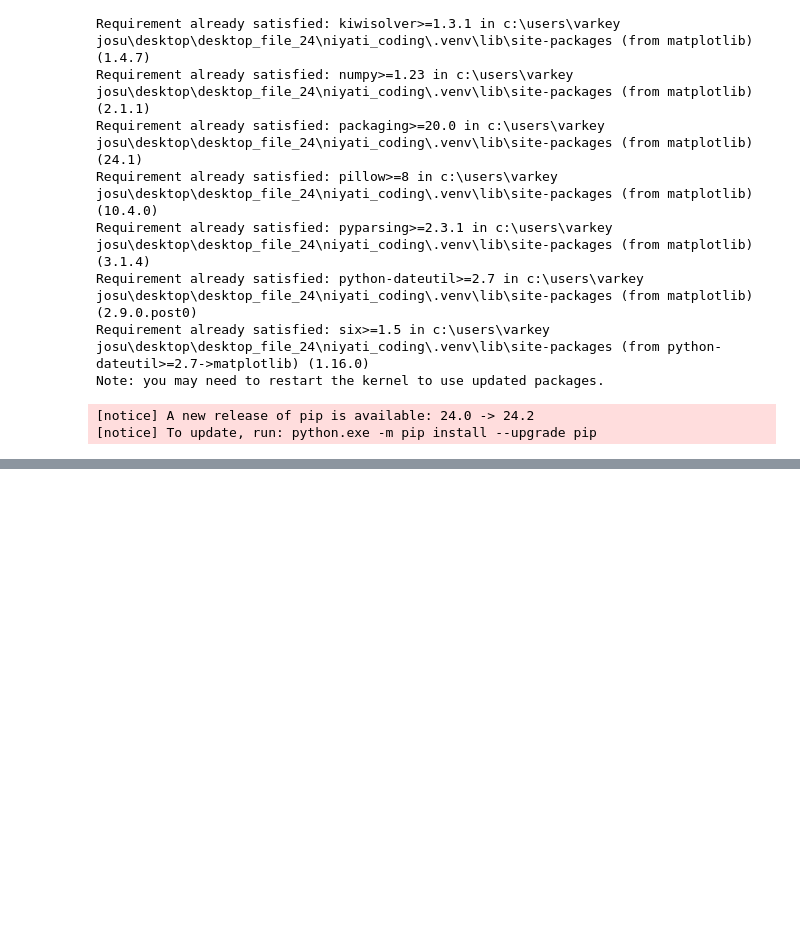
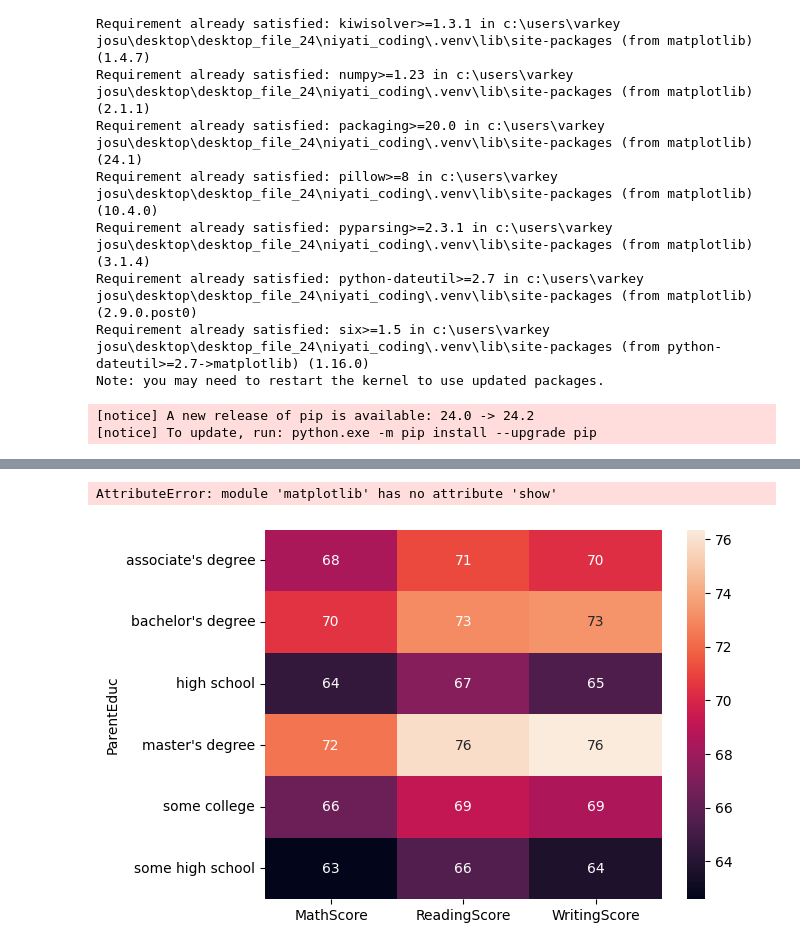
Before and after one commit to Varkey-Josu/Education_data_analysis_1, a Jupyter notebook: Python/EDA/test.ipynb, the cells around one changed output, grey strips where cells are left out. Drawn from its saved outputs; the diff is of its cells as text; code cells hidden in the pictures; blank space fills up the shorter version.

```diff
--- a/Python/EDA/test.ipynb
+++ b/Python/EDA/test.ipynb
@@ -125,0 +170,4 @@ AttributeError: module 'matplotlib' has no attribute 'show'
+# %%
+#impact of parent education on students
+gb=df.groupby("ParentEduc").agg({"MathScore":"mean", "ReadingScore":"mean","WritingScore":"mean"})
+print(gb)
@@ -125,0 +183,6 @@ AttributeError: module 'matplotlib' has no attribute 'show'
+# %%
+sns.heatmap(gb, annot=True)
+plt.show()
+# %% [output]
+AttributeError: module 'matplotlib' has no attribute 'show'
+[figure, added]
```
Also changed, not shown: parts of 7 cells of this notebook.
